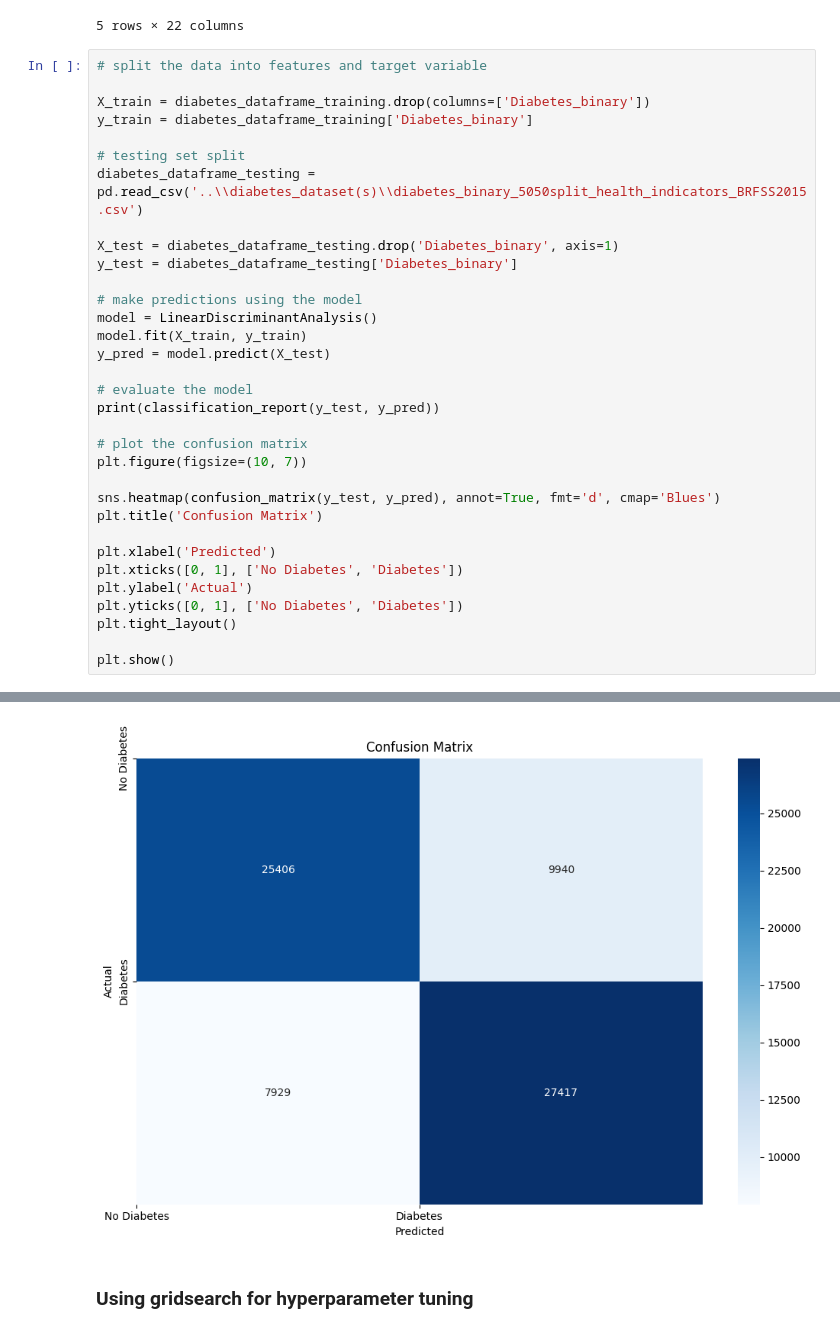
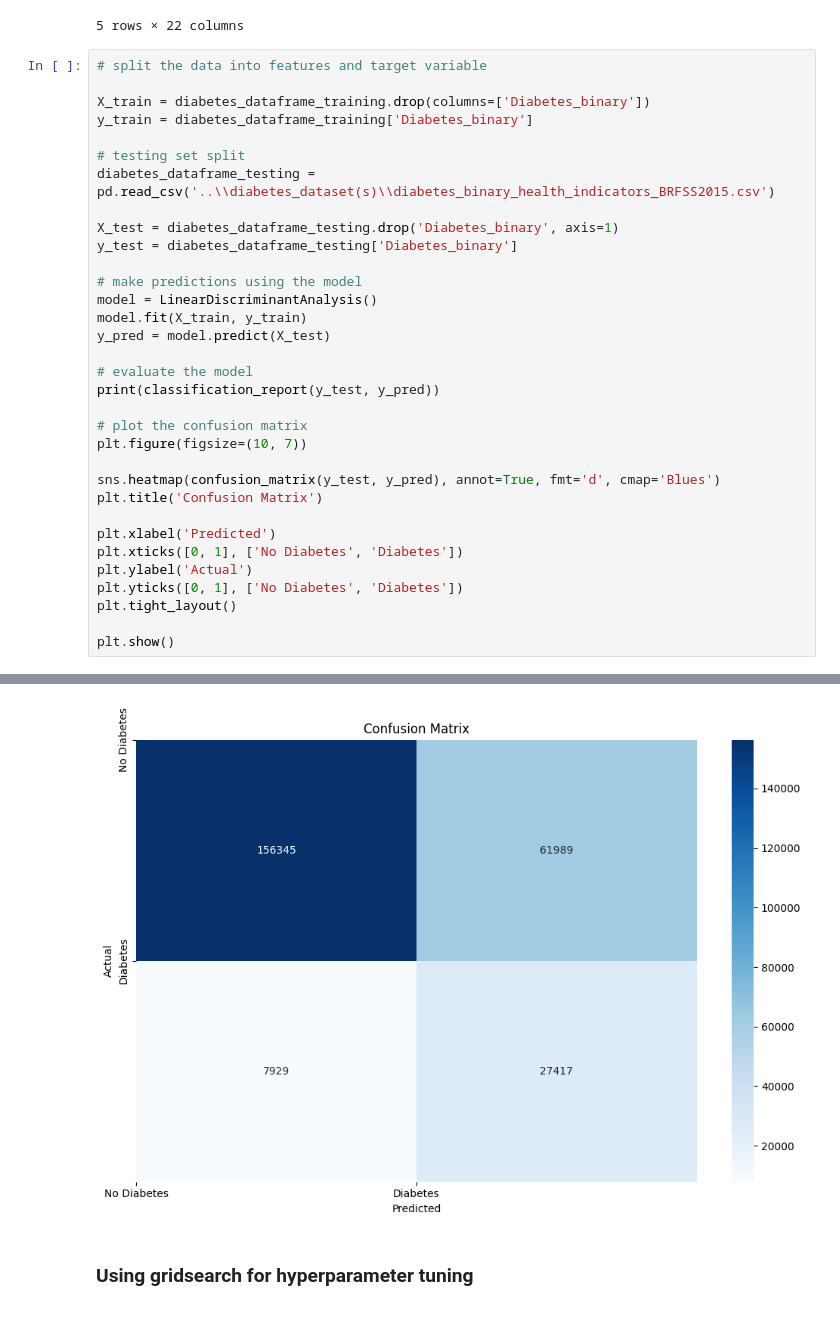
Before and after one commit to malikmahdivika/BMEN415-ML, a Jupyter notebook: Malik_models/Classification_LDA_Malik.ipynb, the cells around one changed output, grey strips where cells are left out. Saved outputs shown, nothing was run; the diff lists cells and outputs as text.

```diff
--- a/Malik_models/Classification_LDA_Malik.ipynb
+++ b/Malik_models/Classification_LDA_Malik.ipynb
@@ -31,7 +31,7 @@ X_train = diabetes_dataframe_training.drop(columns=['Diabetes_binary'])
 y_train = diabetes_dataframe_training['Diabetes_binary']
 
 # testing set split
-diabetes_dataframe_testing = pd.read_csv('..\\diabetes_dataset(s)\\diabetes_binary_5050split_health_indicators_BRFSS2015.csv')
+diabetes_dataframe_testing = pd.read_csv('..\\diabetes_dataset(s)\\diabetes_binary_health_indicators_BRFSS2015.csv')
 
 X_test = diabetes_dataframe_testing.drop('Diabetes_binary', axis=1)
 y_test = diabetes_dataframe_testing['Diabetes_binary']
@@ -69,4 +69,4 @@ weighted avg       0.75      0.75      0.75     70692
-[figure, old version]
+[figure, new version]
 # %% [markdown]
 ### Using gridsearch for hyperparameter tuning
 # %%
```
Also changed, not shown: parts of 3 cells of this notebook, 3 other files.
